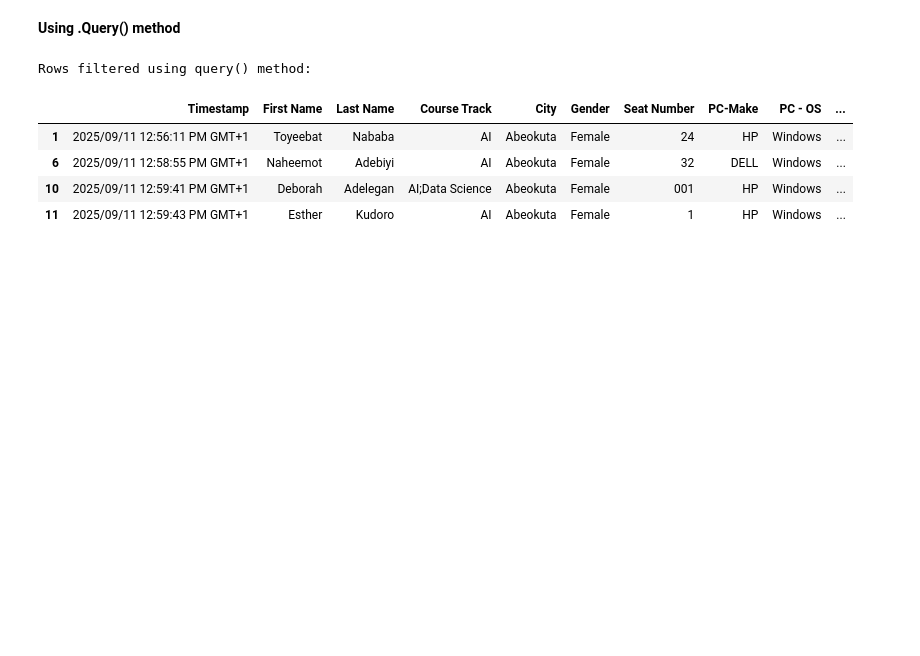
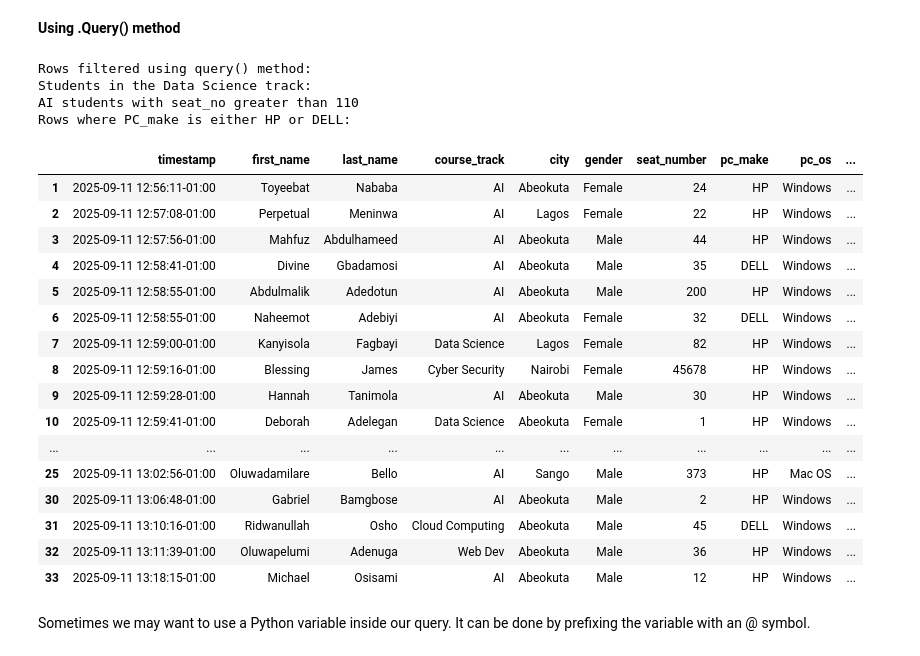
Before and after one commit to Cunyie08/Module-2, a Jupyter notebook: working_with_pandas/code_along.ipynb, the cells around one changed output. Saved outputs shown, nothing was run; the diff lists cells and outputs as text; code cells hidden in the pictures; blank space fills up the shorter version.

```diff
--- a/working_with_pandas/code_along.ipynb
+++ b/working_with_pandas/code_along.ipynb
@@ -306,4 +338,4 @@ df['Seat Number']
 # %%
 # To change the data type of the Timestamp
-df['Timestamp'] = pd.to_datetime(df['Timestamp'])
-df['Timestamp']
+df2['timestamp'] = pd.to_datetime(df2['timestamp'])
+df2['timestamp']
@@ -325 +387,6 @@ Index(['Timestamp', 'First Name', 'Last Name', 'Course Track', 'City',
       dtype='object')
+# %%
+# Cleaning data to remove remove multiple values in a cell
+df2['course_track'] = list(map(lambda x: x.split(";")[1][0] if ";"in x else x, df2['course_track']))
+df2['pc_make'] = list(map(lambda x: x.split(";")[1][0] if ";" in x else x, df2['pc_make']))
+df2
@@ -325,0 +411,5 @@ Index(['Timestamp', 'First Name', 'Last Name', 'Course Track', 'City',
+# %%
+#Cleaning the data for the pc_make (only effective for small datasets)
+df2['pc_make'] = df2['pc_make'].replace({"H":  "HP", "M": "Macbook", "none": "NaN"}, inplace=False)
+df2['pc_make']
+df2
@@ -325,0 +434,5 @@ Index(['Timestamp', 'First Name', 'Last Name', 'Course Track', 'City',
+# %%
+#Cleaning the data for the course_track (only effective for small datasets)
+df2['course_track'] = df2['course_track'].replace({"C":  "Cloud Computing", "D": "Data Science"}, inplace=False)
+df2['course_track']
+df2
@@ -405,26 +619,48 @@ city_filter
 # %% [markdown]
 **Using .Query() method**
 # %%
-import pandas as pd
-
-# To read datasets in csv we use:
-df = pd.read_csv('bio_data.csv')
-df
-
-
 # Use query() to filterrows where Gender is 'Female' and City is 'Abeokuta'
-query_filter = df.query('Gender == "Female" and City == "Abeokuta"')
+query_filter = df2.query("gender == 'Female' and city == 'Abeokuta'")
 print("Rows filtered using query() method:")
 query_filter
 
 # Filter rows where Course track
-# data_science = df.query("Course_Track == 'Data Science'")
-# print("Students in the Data Science track:")
-# data_science
+data_science = df2.query("course_track == 'Web Dev'")
+print("Students in the Data Science track:")
+data_science
+
+# Filter rows using multiple conditions with logical operators
+ai_seat_no = df2.query("seat_number > 110 and course_track == 'AI'")
+print("AI students with seat_no greater than 110")
+ai_seat_no
+
+df2
+
+# Filter rows where PC_make is either HP or Dell
+hp_dell = df2.query("pc_make in ['HP', 'DELL']")
+print("Rows where PC_make is either HP or DELL:")
+hp_dell
 # %% [output]
 Rows filtered using query() method:
+Students in the Data Science track:
+AI students with seat_no greater than 110
+Rows where PC_make is either HP or DELL:
-|  | Timestamp | First Name | Last Name | Course Track | City | Gender | Seat Number | PC-Make | PC - OS | ... |
-| 1 | 2025/09/11 12:56:11 PM GMT+1 | Toyeebat | Nababa | AI | Abeokuta | Female | 24 | HP | Windows | ... |
-| 6 | 2025/09/11 12:58:55 PM GMT+1 | Naheemot | Adebiyi | AI | Abeokuta | Female | 32 | DELL | Windows | ... |
-| 10 | 2025/09/11 12:59:41 PM GMT+1 | Deborah | Adelegan | AI;Data Science | Abeokuta | Female | 001 | HP | Windows | ... |
-| 11 | 2025/09/11 12:59:43 PM GMT+1 | Esther | Kudoro | AI | Abeokuta | Female | 1 | HP | Windows | ... |
+|  | timestamp | first_name | last_name | course_track | city | gender | seat_number | pc_make | pc_os | ... |
+| 1 | 2025-09-11 12:56:11-01:00 | Toyeebat | Nababa | AI | Abeokuta | Female | 24 | HP | Windows | ... |
+| 2 | 2025-09-11 12:57:08-01:00 | Perpetual | Meninwa | AI | Lagos | Female | 22 | HP | Windows | ... |
+| 3 | 2025-09-11 12:57:56-01:00 | Mahfuz | Abdulhameed | AI | Abeokuta | Male | 44 | HP | Windows | ... |
+| 4 | 2025-09-11 12:58:41-01:00 | Divine | Gbadamosi | AI | Abeokuta | Male | 35 | DELL | Windows | ... |
+| 5 | 2025-09-11 12:58:55-01:00 | Abdulmalik | Adedotun | AI | Abeokuta | Male | 200 | HP | Windows | ... |
+| 6 | 2025-09-11 12:58:55-01:00 | Naheemot | Adebiyi | AI | Abeokuta | Female | 32 | DELL | Windows | ... |
+| 7 | 2025-09-11 12:59:00-01:00 | Kanyisola | Fagbayi | Data Science | Lagos | Female | 82 | HP | Windows | ... |
+| 8 | 2025-09-11 12:59:16-01:00 | Blessing | James | Cyber Security | Nairobi | Female | 45678 | HP | Windows | ... |
+| 9 | 2025-09-11 12:59:28-01:00 | Hannah | Tanimola | AI | Abeokuta | Male | 30 | HP | Windows | ... |
+| 10 | 2025-09-11 12:59:41-01:00 | Deborah | Adelegan | Data Science | Abeokuta | Female | 1 | HP | Windows | ... |
+| ... | ... | ... | ... | ... | ... | ... | ... | ... | ... | ... |
+| 25 | 2025-09-11 13:02:56-01:00 | Oluwadamilare | Bello | AI | Sango | Male | 373 | HP | Mac OS | ... |
+| 30 | 2025-09-11 13:06:48-01:00 | Gabriel | Bamgbose | AI | Abeokuta | Male | 2 | HP | Windows | ... |
+| 31 | 2025-09-11 13:10:16-01:00 | Ridwanullah | Osho | Cloud Computing | Abeokuta | Male | 45 | DELL | Windows | ... |
+| 32 | 2025-09-11 13:11:39-01:00 | Oluwapelumi | Adenuga | Web Dev | Abeokuta | Male | 36 | HP | Windows | ... |
+| 33 | 2025-09-11 13:18:15-01:00 | Michael | Osisami | AI | Abeokuta | Male | 12 | HP | Windows | ... |
+# %% [markdown]
+Sometimes we may want to use a Python variable inside our query. It can be done by prefixing the variable with an @ symbol.
```
Also changed, not shown: parts of 65 cells of this notebook, 1 other file.
